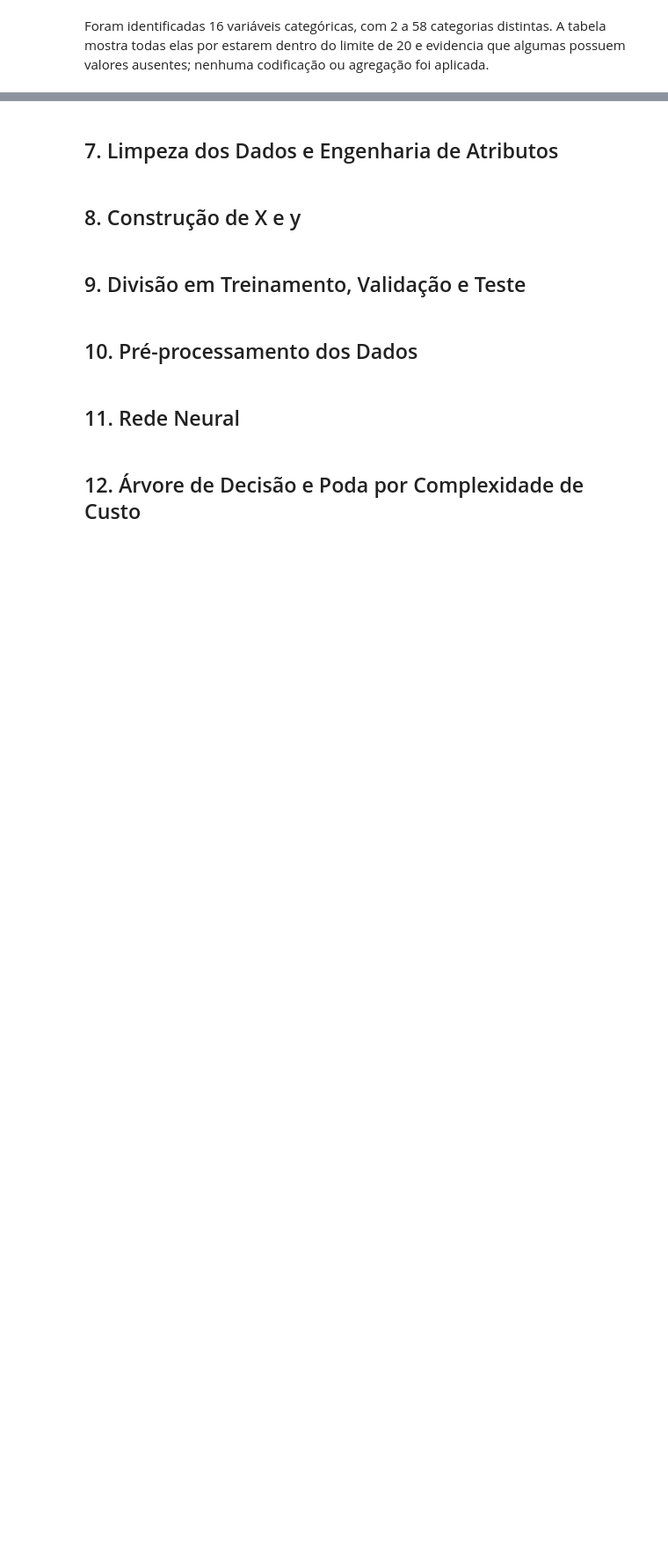
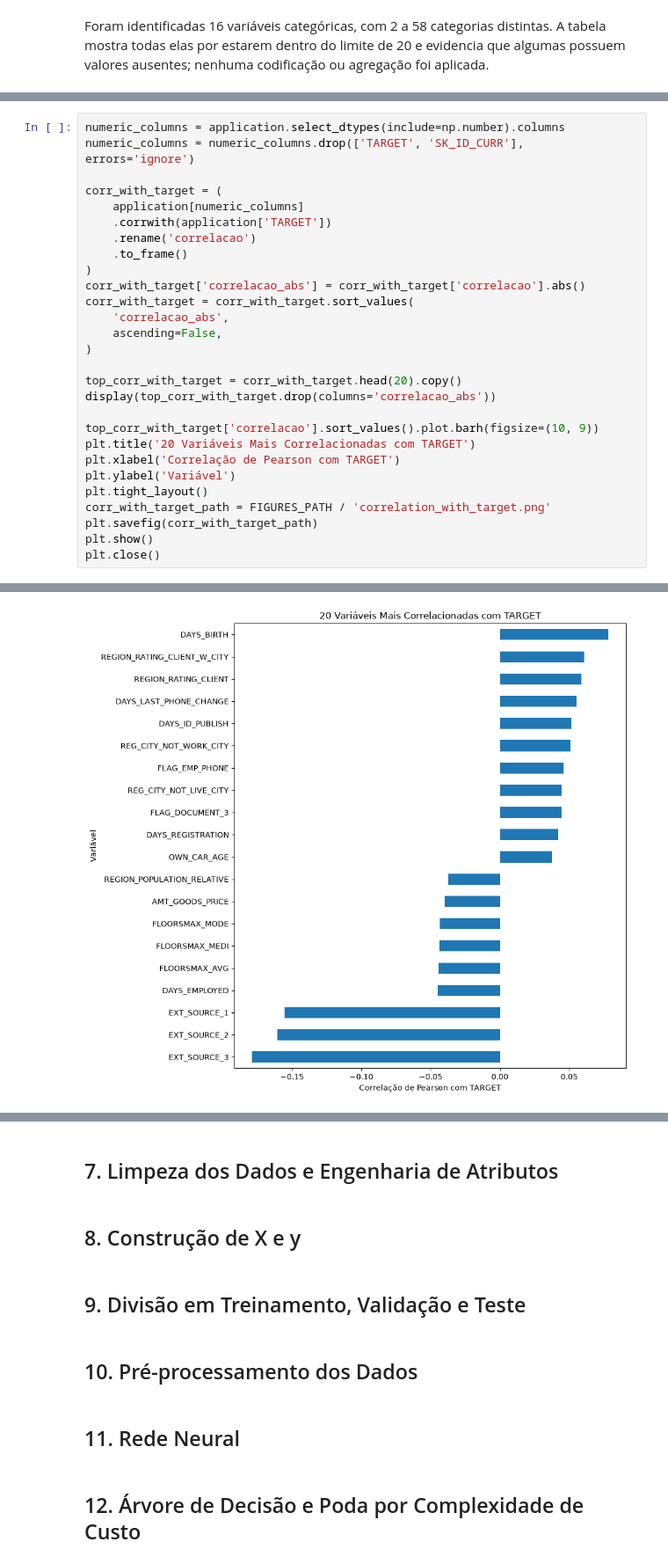
Before and after one commit to viniciusrodriguesai/credit-risk-classification, a Jupyter notebook: notebooks/credit_risk_classification.ipynb, the cells around one changed output, grey strips where cells are left out. Shown at 88% size. Saved outputs shown, nothing was run; the diff lists cells and outputs as text; blank space fills up the shorter version.

Commit message:
feat(eda): Adiciona correlações e análise da variável alvo

```diff
--- a/notebooks/credit_risk_classification.ipynb
+++ b/notebooks/credit_risk_classification.ipynb
@@ -461,0 +457,29 @@ Foram identificadas 16 variáveis categóricas, com 2 a 58 categorias distintas.
+# %%
+numeric_columns = application.select_dtypes(include=np.number).columns
+numeric_columns = numeric_columns.drop(['TARGET', 'SK_ID_CURR'], errors='ignore')
+
+corr_with_target = (
+    application[numeric_columns]
+    .corrwith(application['TARGET'])
+    .rename('correlacao')
+    .to_frame()
+)
+corr_with_target['correlacao_abs'] = corr_with_target['correlacao'].abs()
+corr_with_target = corr_with_target.sort_values(
+    'correlacao_abs',
+    ascending=False,
+)
+
+top_corr_with_target = corr_with_target.head(20).copy()
+display(top_corr_with_target.drop(columns='correlacao_abs'))
+
+top_corr_with_target['correlacao'].sort_values().plot.barh(figsize=(10, 9))
+plt.title('20 Variáveis Mais Correlacionadas com TARGET')
+plt.xlabel('Correlação de Pearson com TARGET')
+plt.ylabel('Variável')
+plt.tight_layout()
+corr_with_target_path = FIGURES_PATH / 'correlation_with_target.png'
+plt.savefig(corr_with_target_path)
+plt.show()
+plt.close()
+# %% [output]
@@ -461,0 +503 @@ Foram identificadas 16 variáveis categóricas, com 2 a 58 categorias distintas.
+[figure, added]
```
Also changed, not shown: parts of 17 cells of this notebook, 5 other files.
